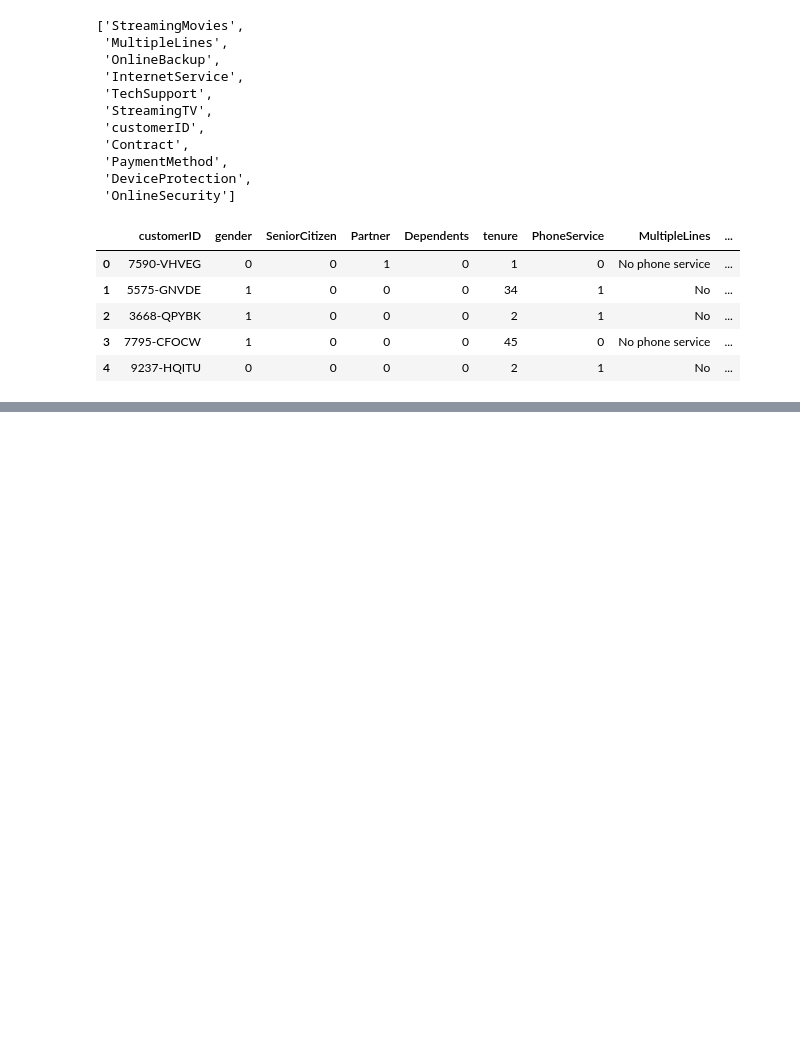
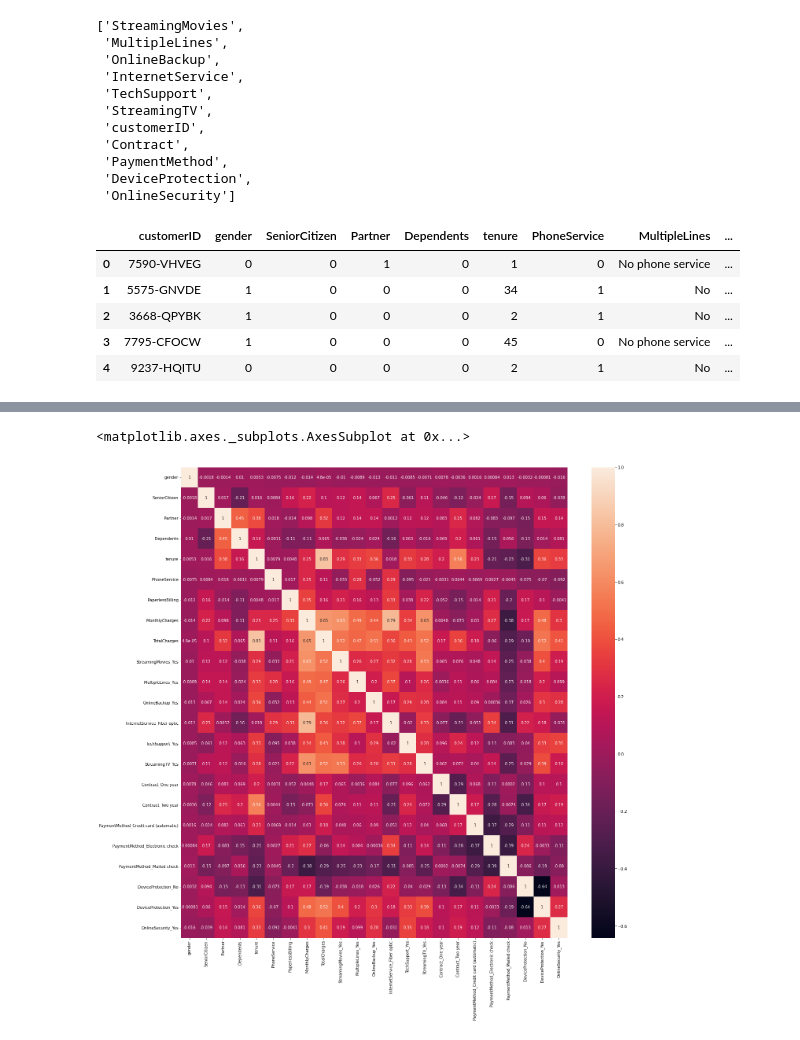
Before and after one commit to gupta4327/telecomChurnPredictionmodel, a Jupyter notebook: Telecom_churn_prediction.ipynb, the cells around one changed output, grey strips where cells are left out. Drawn from its saved outputs; the diff is of its cells as text; code cells hidden in the pictures; blank space fills up the shorter version.

```diff
--- a/Telecom_churn_prediction.ipynb
+++ b/Telecom_churn_prediction.ipynb
@@ -928,0 +963,10 @@ dataset_cpy.head()
+# %%
+x.drop(['OnlineBackup_No','OnlineSecurity_No','TechSupport_No', 'StreamingTV_No',
+              'MultipleLines_No phone service', 'StreamingMovies_No','InternetService_No'], inplace =True, axis =1)
+# %%
+plt.figure(figsize=(22,22))
+corr = x.corr()
+sns.heatmap(corr,annot=True)
+# %% [output]
+<matplotlib.axes._subplots.AxesSubplot at 0x...>
+[figure, added]
```
Also changed, not shown: parts of 32 cells of this notebook.
